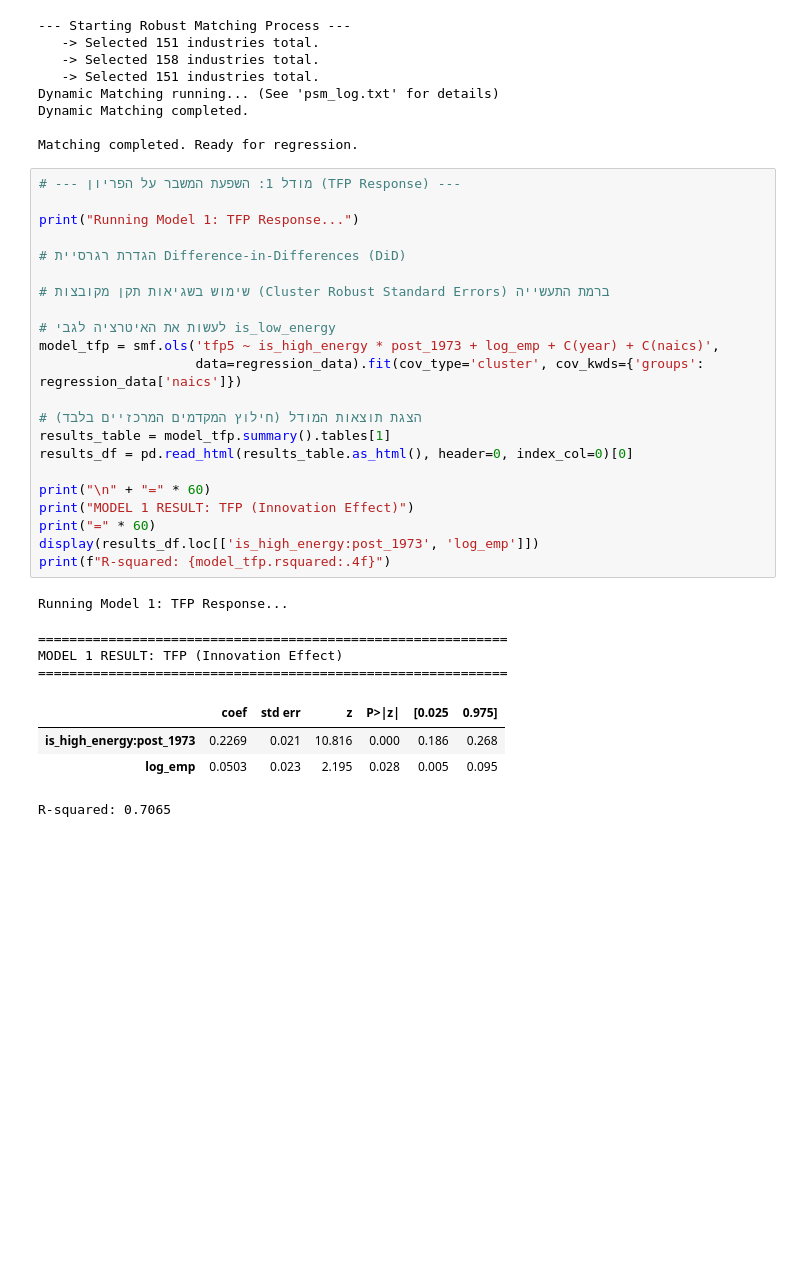
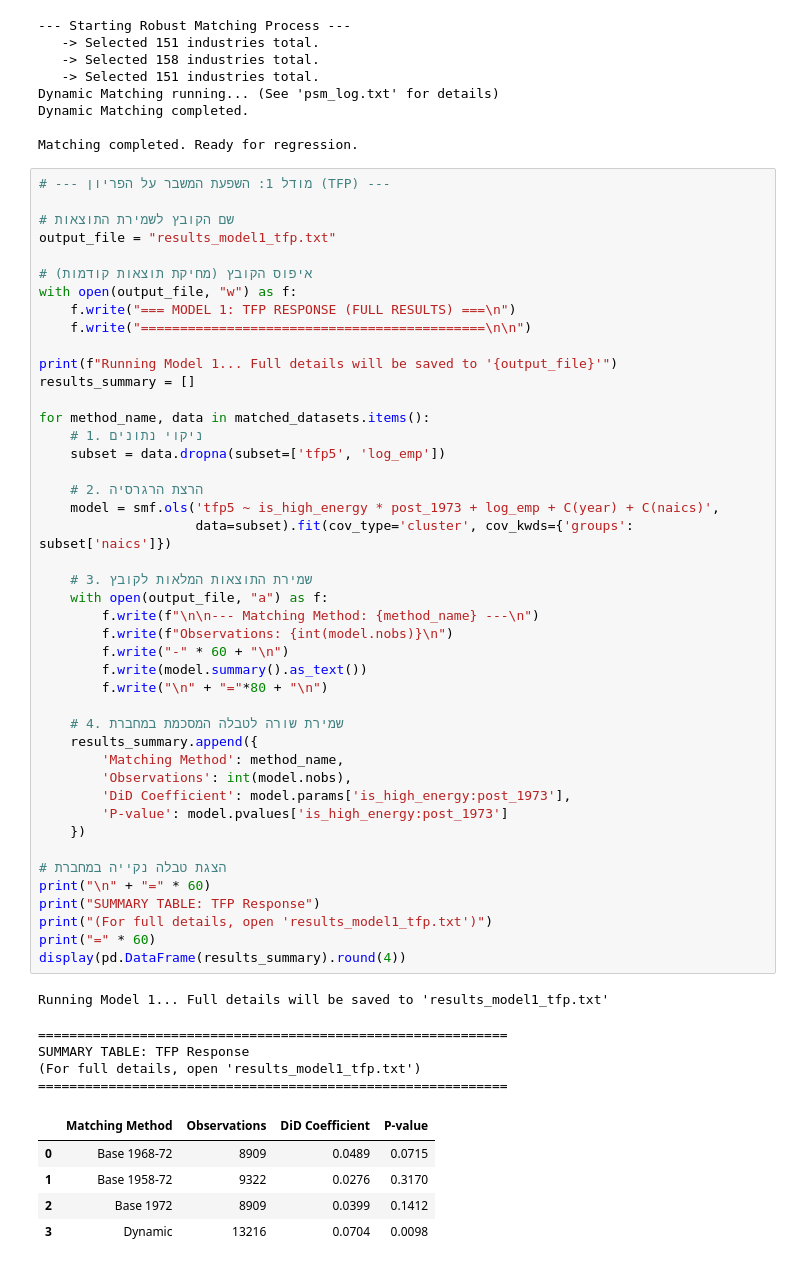
Before and after one commit to ofek31415-eng/Sourse_Idea, a Jupyter notebook: notebooks/idea_data_analysis.ipynb, the cells around one changed output. Saved outputs shown, nothing was run; the diff lists cells and outputs as text; blank space fills up the shorter version.

```diff
--- a/notebooks/idea_data_analysis.ipynb
+++ b/notebooks/idea_data_analysis.ipynb
@@ -707,33 +707,57 @@ Dynamic Matching completed.
 
 Matching completed. Ready for regression.
 # %%
-# --- מודל 1: השפעת המשבר על הפריון (TFP Response) ---
+# --- מודל 1: השפעת המשבר על הפריון (TFP) ---
 
-print("Running Model 1: TFP Response...")
+# שם הקובץ לשמירת התוצאות
+output_file = "results_model1_tfp.txt"
 
-# הגדרת רגרסיית Difference-in-Differences (DiD)
+# איפוס הקובץ (מחיקת תוצאות קודמות)
+with open(output_file, "w") as f:
+    f.write("=== MODEL 1: TFP RESPONSE (FULL RESULTS) ===\n")
+    f.write("============================================\n\n")
 
-# שימוש בשגיאות תקן מקובצות (Cluster Robust Standard Errors) ברמת התעשייה
+print(f"Running Model 1... Full details will be saved to '{output_file}'")
+results_summary = []
 
-# לעשות את האיטרציה לגבי is_low_energy
-model_tfp = smf.ols('tfp5 ~ is_high_energy * post_1973 + log_emp + C(year) + C(naics)',
-                    data=regression_data).fit(cov_type='cluster', cov_kwds={'groups': regression_data['naics']})
+for method_name, data in matched_datasets.items():
+    # 1. ניקוי נתונים
+    subset = data.dropna(subset=['tfp5', 'log_emp'])
 
-# הצגת תוצאות המודל (חילוץ המקדמים המרכזיים בלבד)
-results_table = model_tfp.summary().tables[1]
-results_df = pd.read_html(results_table.as_html(), header=0, index_col=0)[0]
+    # 2. הרצת הרגרסיה
+    model = smf.ols('tfp5 ~ is_high_energy * post_1973 + log_emp + C(year) + C(naics)',
+                    data=subset).fit(cov_type='cluster', cov_kwds={'groups': subset['naics']})
 
+    # 3. שמירת התוצאות המלאות לקובץ
+    with open(output_file, "a") as f:
+        f.write(f"\n\n--- Matching Method: {method_name} ---\n")
+        f.write(f"Observations: {int(model.nobs)}\n")
+        f.write("-" * 60 + "\n")
+        f.write(model.summary().as_text())
+        f.write("\n" + "="*80 + "\n")
+
+    # 4. שמירת שורה לטבלה המסכמת במחברת
+    results_summary.append({
+        'Matching Method': method_name,
+        'Observations': int(model.nobs),
+        'DiD Coefficient': model.params['is_high_energy:post_1973'],
+        'P-value': model.pvalues['is_high_energy:post_1973']
+    })
+
+# הצגת טבלה נקייה במחברת
 print("\n" + "=" * 60)
-print("MODEL 1 RESULT: TFP (Innovation Effect)")
+print("SUMMARY TABLE: TFP Response")
+print("(For full details, open 'results_model1_tfp.txt')")
 print("=" * 60)
-display(results_df.loc[['is_high_energy:post_1973', 'log_emp']])
-print(f"R-squared: {model_tfp.rsquared:.4f}")
+display(pd.DataFrame(results_summary).round(4))
 # %% [output]
-Running Model 1: TFP Response...
+Running Model 1... Full details will be saved to 'results_model1_tfp.txt'
 ============================================================
-MODEL 1 RESULT: TFP (Innovation Effect)
+SUMMARY TABLE: TFP Response
+(For full details, open 'results_model1_tfp.txt')
 ============================================================
-|  | coef | std err | z | P>|z| | [0.025 | 0.975] |
-| is_high_energy:post_1973 | 0.2269 | 0.021 | 10.816 | 0.000 | 0.186 | 0.268 |
-| log_emp | 0.0503 | 0.023 | 2.195 | 0.028 | 0.005 | 0.095 |
+|  | Matching Method | Observations | DiD Coefficient | P-value |
+| 0 | Base 1968-72 | 8909 | 0.0489 | 0.0715 |
+| 1 | Base 1958-72 | 9322 | 0.0276 | 0.3170 |
+| 2 | Base 1972 | 8909 | 0.0399 | 0.1412 |
+| 3 | Dynamic | 13216 | 0.0704 | 0.0098 |
-R-squared: 0.7065
```
Also changed, not shown: parts of 7 cells of this notebook, 4 other files.
